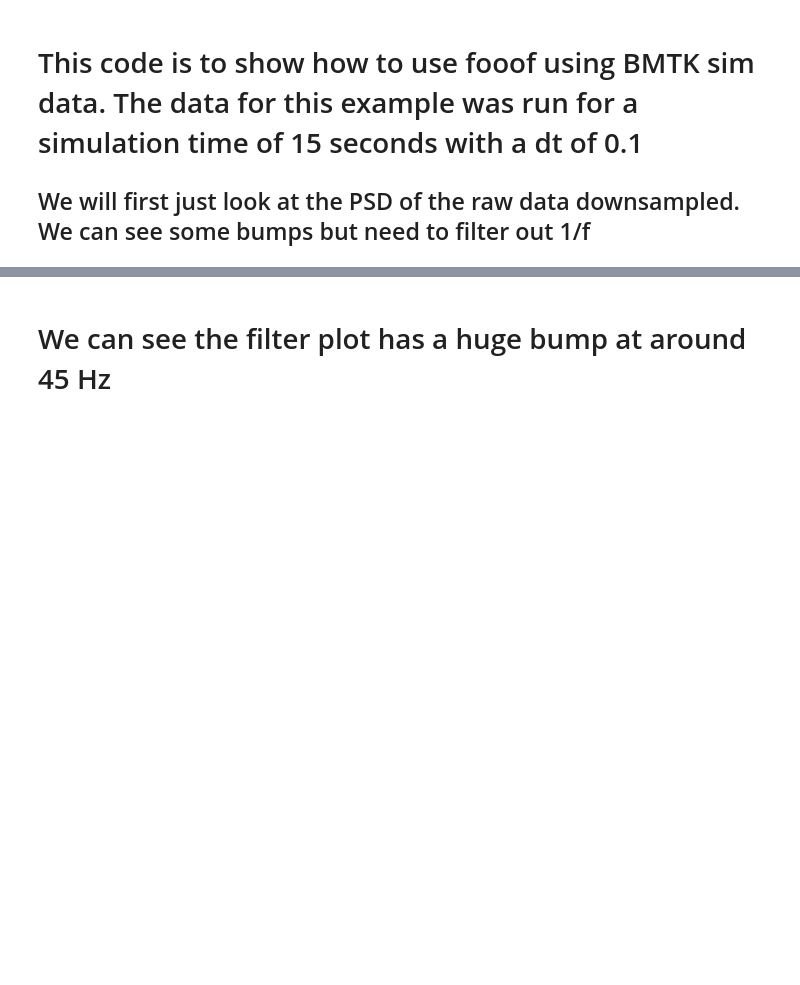
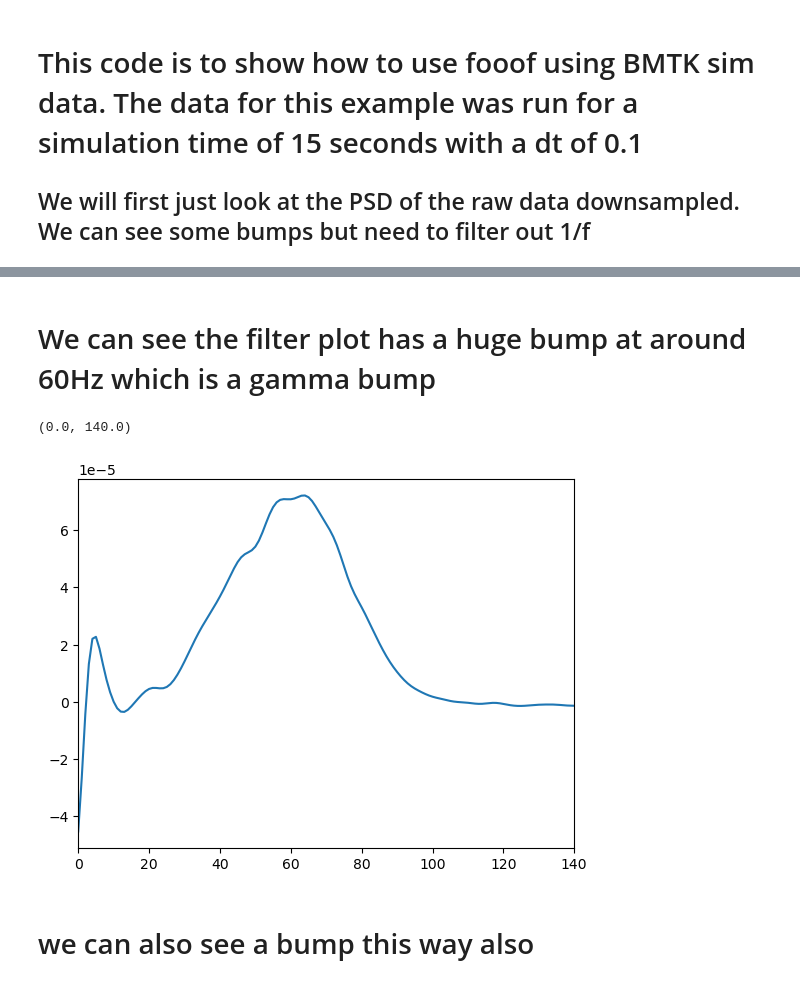
Before and after one commit to GregGlickert/Fooof-PSD-example, a Jupyter notebook: Untitled.ipynb, the cells around one changed output, grey strips where cells are left out. Cells and saved outputs as stored; diff of their text form; code cells hidden in the pictures; blank space fills up the shorter version.

```diff
--- a/Untitled.ipynb
+++ b/Untitled.ipynb
@@ -51,2 +63,10 @@ KeyboardInterrupt:
 # %% [markdown]
-# We can see the filter plot has a huge bump at around 45 Hz
+# We can see the filter plot has a huge bump at around 60Hz which is a gamma bump
+# %%
+plt.plot(residual_spec)
+plt.xlim([0,140])
+# %% [output]
+(0.0, 140.0)
+[figure, added]
+# %% [markdown]
+# we can also see a bump this way also
```
Also changed, not shown: parts of 3 cells of this notebook.
